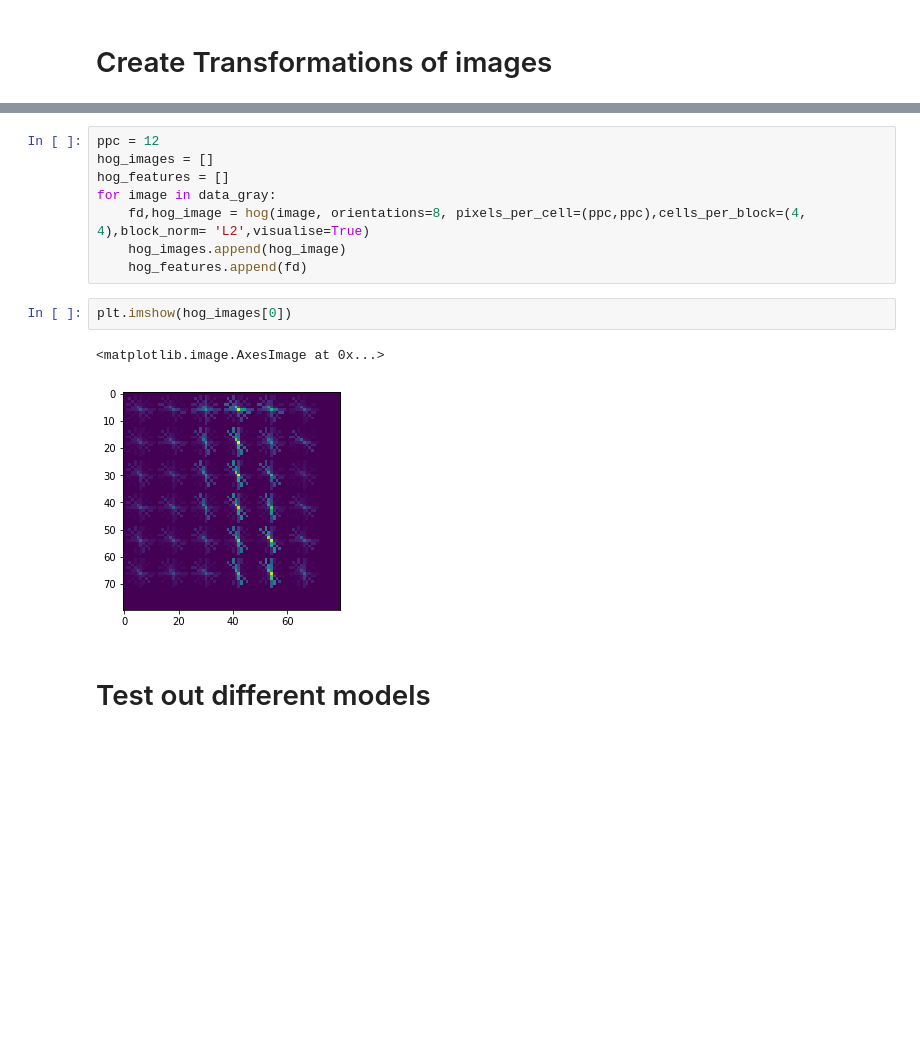
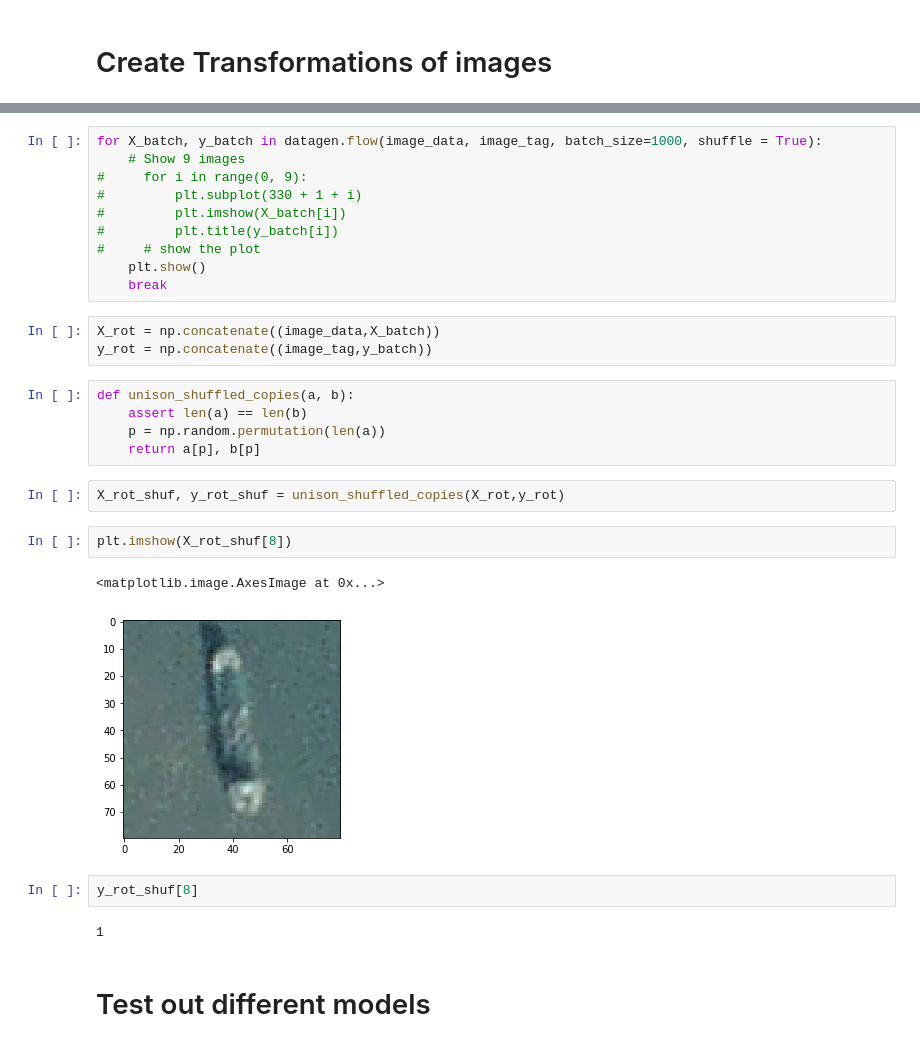
Before and after one commit to NourO93/shipsnet, a Jupyter notebook: Step1-processing-&-model-evaluation.ipynb, the cells around one changed output, grey strips where cells are left out. Cells and saved outputs as stored; diff of their text form; blank space fills up the shorter version.

```diff
--- a/Step1-processing-&-model-evaluation.ipynb
+++ b/Step1-processing-&-model-evaluation.ipynb
@@ -168,16 +144,32 @@ plt.imshow(data_gray[51])
-# %%
-ppc = 12
-hog_images = []
-hog_features = []
-for image in data_gray:
-    fd,hog_image = hog(image, orientations=8, pixels_per_cell=(ppc,ppc),cells_per_block=(4, 4),block_norm= 'L2',visualise=True)
-    hog_images.append(hog_image)
-    hog_features.append(fd)
+# %%
+for X_batch, y_batch in datagen.flow(image_data, image_tag, batch_size=1000, shuffle = True):
+    # Show 9 images
+#     for i in range(0, 9):
+#         plt.subplot(330 + 1 + i)
+#         plt.imshow(X_batch[i])
+#         plt.title(y_batch[i])
+#     # show the plot
+    plt.show()
+    break
+# %%
+X_rot = np.concatenate((image_data,X_batch))
+y_rot = np.concatenate((image_tag,y_batch))
+# %%
+def unison_shuffled_copies(a, b):
+    assert len(a) == len(b)
+    p = np.random.permutation(len(a))
+    return a[p], b[p]
+# %%
+X_rot_shuf, y_rot_shuf = unison_shuffled_copies(X_rot,y_rot)
 # %%
-plt.imshow(hog_images[0])
+plt.imshow(X_rot_shuf[8])
 # %% [output]
 <matplotlib.image.AxesImage at 0x...>
-[figure, old version]
+[figure, new version]
+# %%
+y_rot_shuf[8]
+# %% [output]
+1
 # %% [markdown]
 # Test out different models
 # %% [markdown]
```
Also changed, not shown: parts of 34 cells of this notebook, 20 other files.
